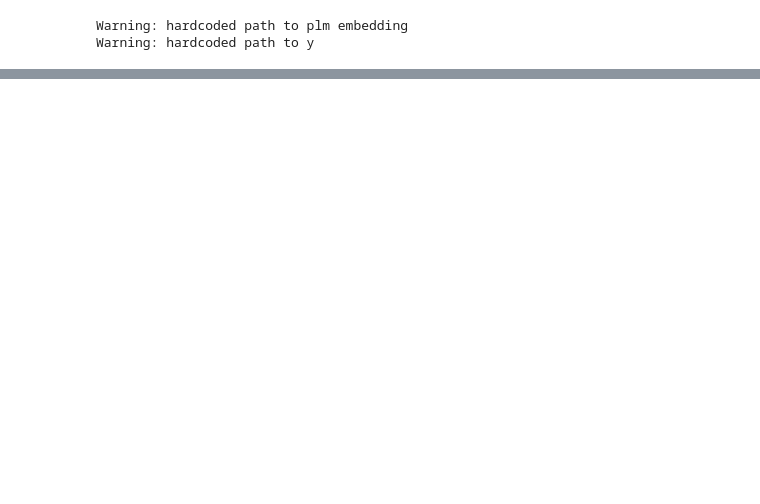
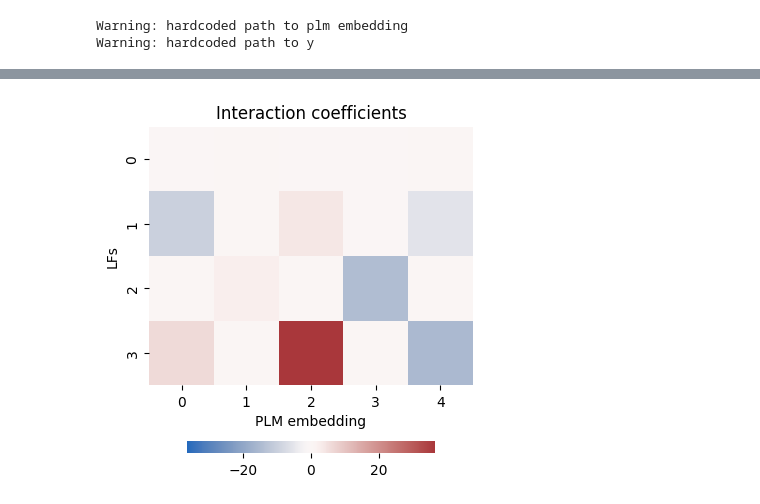
Before and after one commit to alw399/SLIDE_PLM, a Jupyter notebook: notebooks/jing_expansion.ipynb, the cells around one changed output, grey strips where cells are left out. Cells and saved outputs as stored; diff of their text form; code cells hidden in the pictures; blank space fills up the shorter version.

```diff
--- a/notebooks/jing_expansion.ipynb
+++ b/notebooks/jing_expansion.ipynb
@@ -51,3 +46,14 @@ _ = ax.set(xlabel='LFs', ylabel='PLM embedding', title='Interaction coefficients
+# %%
+# first col is standalone
+max = np.max(np.abs(machop.beta_all))
+
+fig, ax = plt.subplots()
+sns.heatmap(machop.beta_all, square=True, ax=ax, vmin=-max, vmax=max,
+
+            cmap='vlag', cbar_kws={'orientation': 'horizontal', 'shrink': 0.5})
+_ = ax.set(ylabel='LFs', xlabel='PLM embedding', title='Interaction coefficients')
+# %% [output]
+[figure, added]
 # %%
 correlation_matrix = np.corrcoef(machop.z_matrix.T, machop.plm_embedding.T)
 sns.heatmap(correlation_matrix)
```
Also changed, not shown: parts of 5 cells of this notebook, 1 other file.
